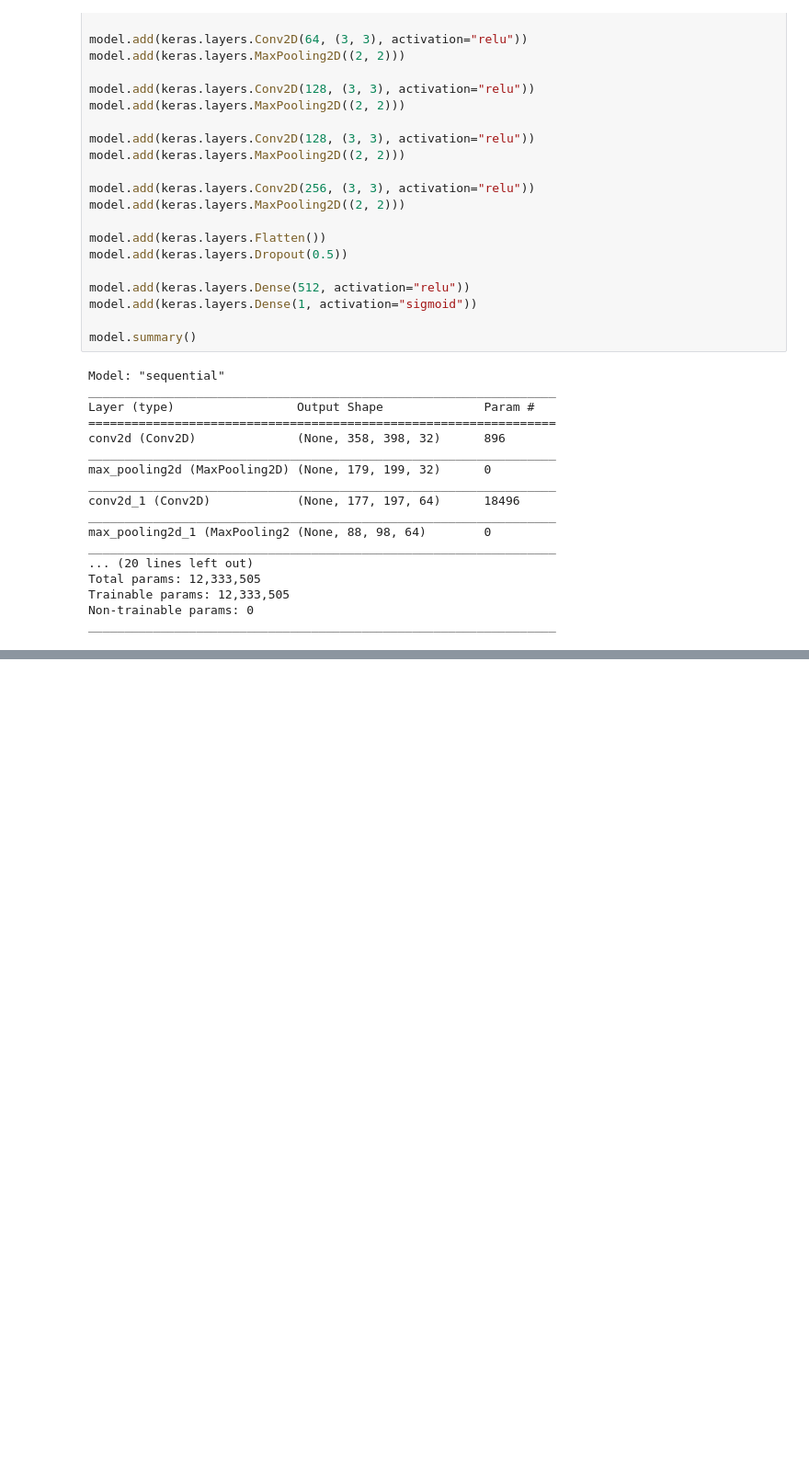
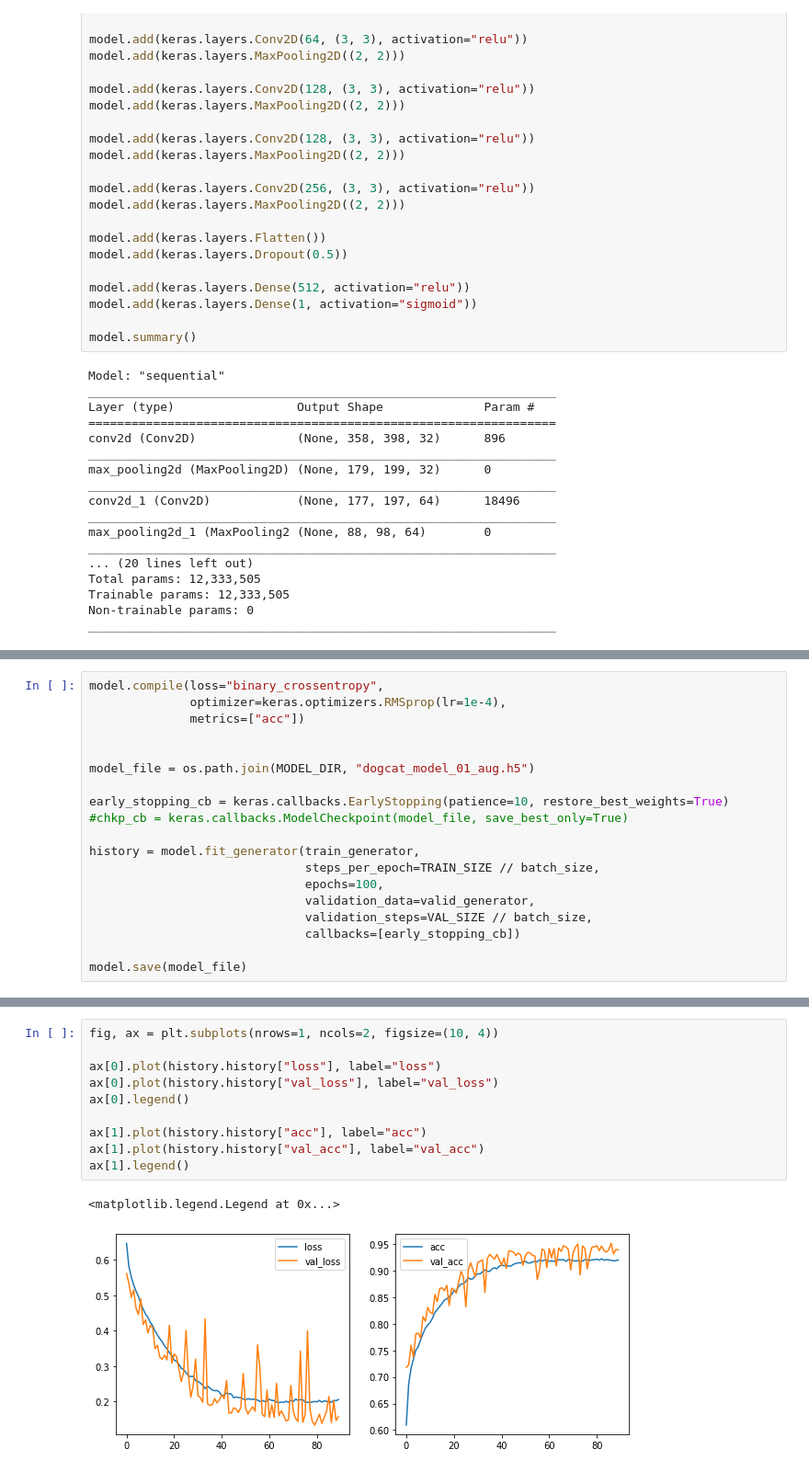
Before and after one commit to nguyentrunghai/Kaggle_projects, a Jupyter notebook: Dogs_vs_Cats/notebook.ipynb, the cells around one changed output, grey strips where cells are left out. Shown at 92% size. Cells and saved outputs as stored; diff of their text form; blank space fills up the shorter version.

Commit message:
use data augmentation

```diff
--- a/Dogs_vs_Cats/notebook.ipynb
+++ b/Dogs_vs_Cats/notebook.ipynb
@@ -397,0 +394,19 @@ model.compile(loss="binary_crossentropy",
+# %%
+model.compile(loss="binary_crossentropy",
+              optimizer=keras.optimizers.RMSprop(lr=1e-4),
+              metrics=["acc"])
+
+
+model_file = os.path.join(MODEL_DIR, "dogcat_model_01_aug.h5")
+
+early_stopping_cb = keras.callbacks.EarlyStopping(patience=10, restore_best_weights=True)
+#chkp_cb = keras.callbacks.ModelCheckpoint(model_file, save_best_only=True)
+
+history = model.fit_generator(train_generator,
+                              steps_per_epoch=TRAIN_SIZE // batch_size,
+                              epochs=100,
+                              validation_data=valid_generator,
+                              validation_steps=VAL_SIZE // batch_size,
+                              callbacks=[early_stopping_cb])
+
+model.save(model_file)
@@ -397,0 +431,13 @@ model.compile(loss="binary_crossentropy",
+# %%
+fig, ax = plt.subplots(nrows=1, ncols=2, figsize=(10, 4))
+
+ax[0].plot(history.history["loss"], label="loss")
+ax[0].plot(history.history["val_loss"], label="val_loss")
+ax[0].legend()
+
+ax[1].plot(history.history["acc"], label="acc")
+ax[1].plot(history.history["val_acc"], label="val_acc")
+ax[1].legend()
+# %% [output]
+<matplotlib.legend.Legend at 0x...>
+[figure, added]
```
Also changed, not shown: parts of 3 cells of this notebook.
